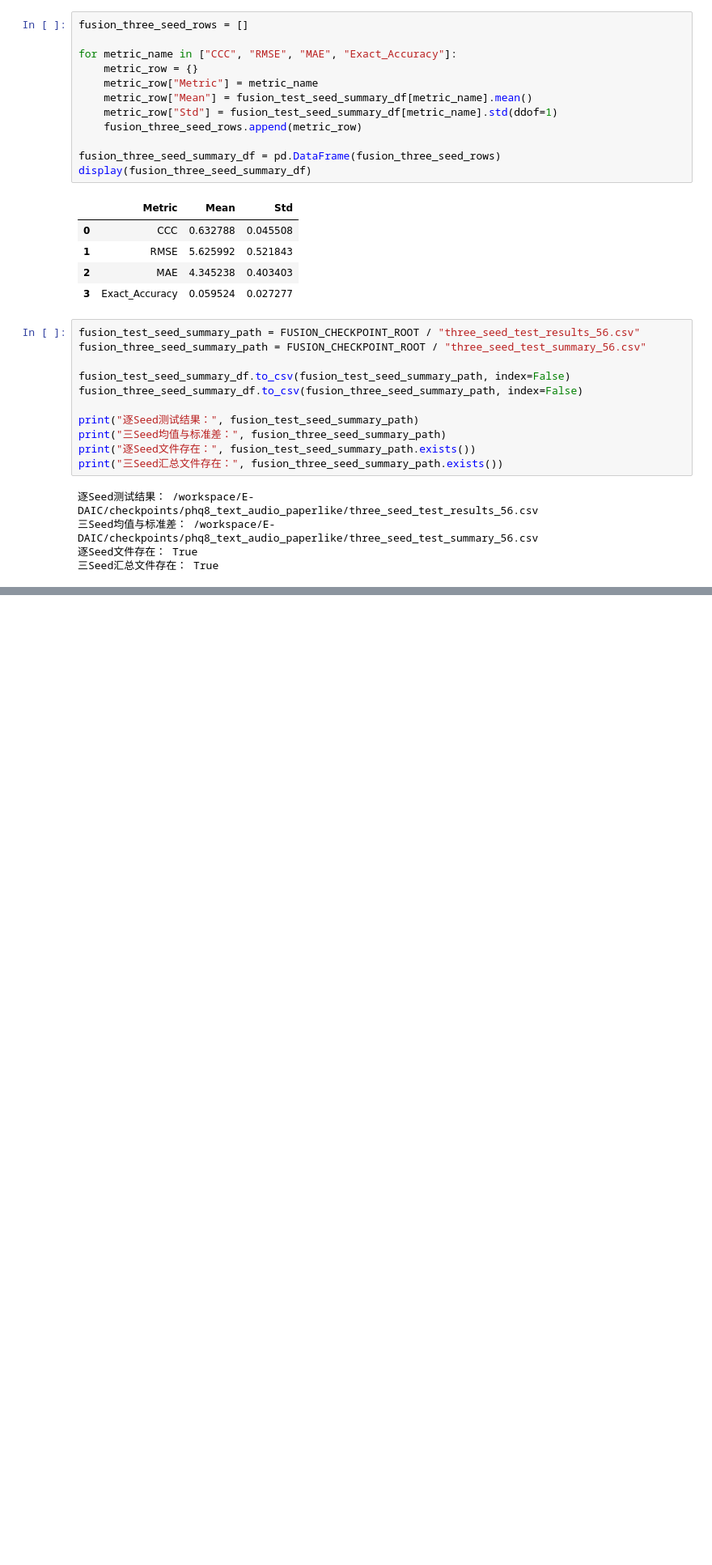
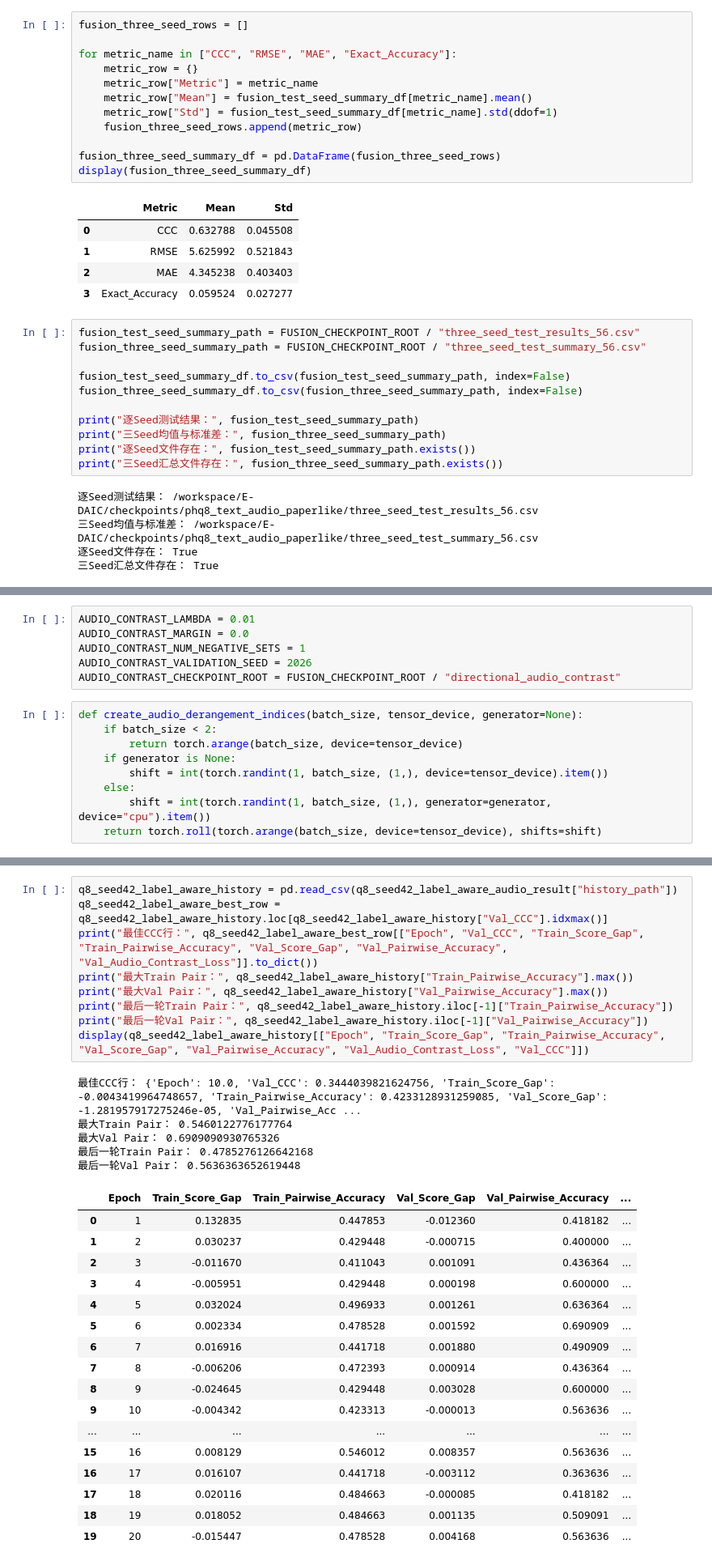
Before and after one commit to colderlyr/questmf_fuxian, a Jupyter notebook: Audio/self.ipynb, the cells around one changed output, grey strips where cells are left out. Shown at 81% size. Drawn from its saved outputs; the diff is of its cells as text; blank space fills up the shorter version.

```diff
--- a/Audio/self.ipynb
+++ b/Audio/self.ipynb
@@ -3441,0 +4209,15 @@ print("三Seed汇总文件存在：", fusion_three_seed_summary_path.exists())
+# %%
+AUDIO_CONTRAST_LAMBDA = 0.01
+AUDIO_CONTRAST_MARGIN = 0.0
+AUDIO_CONTRAST_NUM_NEGATIVE_SETS = 1
+AUDIO_CONTRAST_VALIDATION_SEED = 2026
+AUDIO_CONTRAST_CHECKPOINT_ROOT = FUSION_CHECKPOINT_ROOT / "directional_audio_contrast"
+# %%
+def create_audio_derangement_indices(batch_size, tensor_device, generator=None):
+    if batch_size < 2:
+        return torch.arange(batch_size, device=tensor_device)
+    if generator is None:
+        shift = int(torch.randint(1, batch_size, (1,), device=tensor_device).item())
+    else:
+        shift = int(torch.randint(1, batch_size, (1,), generator=generator, device="cpu").item())
+    return torch.roll(torch.arange(batch_size, device=tensor_device), shifts=shift)
@@ -3441,0 +4633,32 @@ print("三Seed汇总文件存在：", fusion_three_seed_summary_path.exists())
+# %%
+q8_seed42_label_aware_history = pd.read_csv(q8_seed42_label_aware_audio_result["history_path"])
+q8_seed42_label_aware_best_row = q8_seed42_label_aware_history.loc[q8_seed42_label_aware_history["Val_CCC"].idxmax()]
+print("最佳CCC行：", q8_seed42_label_aware_best_row[["Epoch", "Val_CCC", "Train_Score_Gap", "Train_Pairwise_Accuracy", "Val_Score_Gap", "Val_Pairwise_Accuracy", "Val_Audio_Contrast_Loss"]].to_dict())
+print("最大Train Pair：", q8_seed42_label_aware_history["Train_Pairwise_Accuracy"].max())
+print("最大Val Pair：", q8_seed42_label_aware_history["Val_Pairwise_Accuracy"].max())
+print("最后一轮Train Pair：", q8_seed42_label_aware_history.iloc[-1]["Train_Pairwise_Accuracy"])
+print("最后一轮Val Pair：", q8_seed42_label_aware_history.iloc[-1]["Val_Pairwise_Accuracy"])
+display(q8_seed42_label_aware_history[["Epoch", "Train_Score_Gap", "Train_Pairwise_Accuracy", "Val_Score_Gap", "Val_Pairwise_Accuracy", "Val_Audio_Contrast_Loss", "Val_CCC"]])
+# %% [output]
+最佳CCC行： {'Epoch': 10.0, 'Val_CCC': 0.3444039821624756, 'Train_Score_Gap': -0.0043419964748657, 'Train_Pairwise_Accuracy': 0.4233128931259085, 'Val_Score_Gap': -1.281957917275246e-05, 'Val_Pairwise_Acc ...
+最大Train Pair： 0.5460122776177764
+最大Val Pair： 0.6909090930765326
+最后一轮Train Pair： 0.4785276126642168
+最后一轮Val Pair： 0.5636363652619448
+|  | Epoch | Train_Score_Gap | Train_Pairwise_Accuracy | Val_Score_Gap | Val_Pairwise_Accuracy | ... |
+| 0 | 1 | 0.132835 | 0.447853 | -0.012360 | 0.418182 | ... |
+| 1 | 2 | 0.030237 | 0.429448 | -0.000715 | 0.400000 | ... |
+| 2 | 3 | -0.011670 | 0.411043 | 0.001091 | 0.436364 | ... |
+| 3 | 4 | -0.005951 | 0.429448 | 0.000198 | 0.600000 | ... |
+| 4 | 5 | 0.032024 | 0.496933 | 0.001261 | 0.636364 | ... |
+| 5 | 6 | 0.002334 | 0.478528 | 0.001592 | 0.690909 | ... |
+| 6 | 7 | 0.016916 | 0.441718 | 0.001880 | 0.490909 | ... |
+| 7 | 8 | -0.006206 | 0.472393 | 0.000914 | 0.436364 | ... |
+| 8 | 9 | -0.024645 | 0.429448 | 0.003028 | 0.600000 | ... |
+| 9 | 10 | -0.004342 | 0.423313 | -0.000013 | 0.563636 | ... |
+| ... | ... | ... | ... | ... | ... | ... |
+| 15 | 16 | 0.008129 | 0.546012 | 0.008357 | 0.563636 | ... |
+| 16 | 17 | 0.016107 | 0.441718 | -0.003112 | 0.363636 | ... |
+| 17 | 18 | 0.020116 | 0.484663 | -0.000085 | 0.418182 | ... |
+| 18 | 19 | 0.018052 | 0.484663 | 0.001135 | 0.509091 | ... |
+| 19 | 20 | -0.015447 | 0.478528 | 0.004168 | 0.563636 | ... |
```
Also changed, not shown: parts of 71 cells of this notebook, 1 other file.
